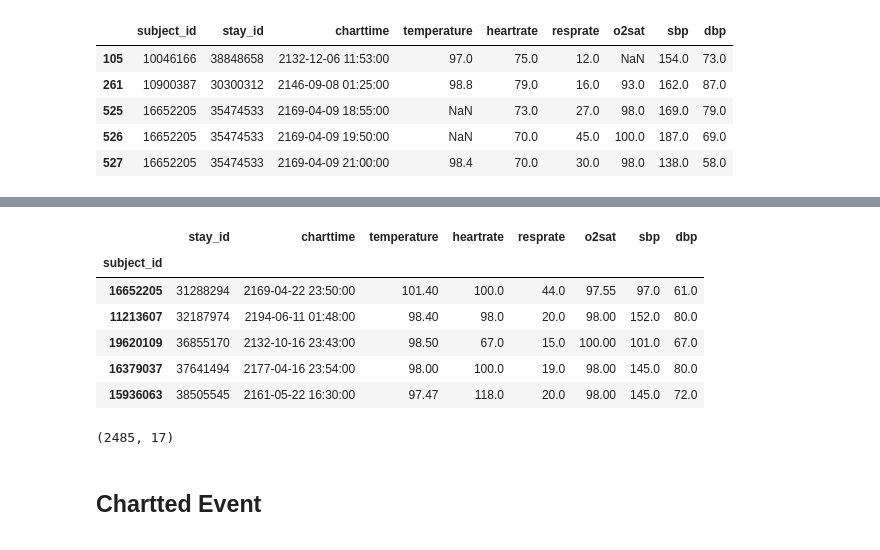
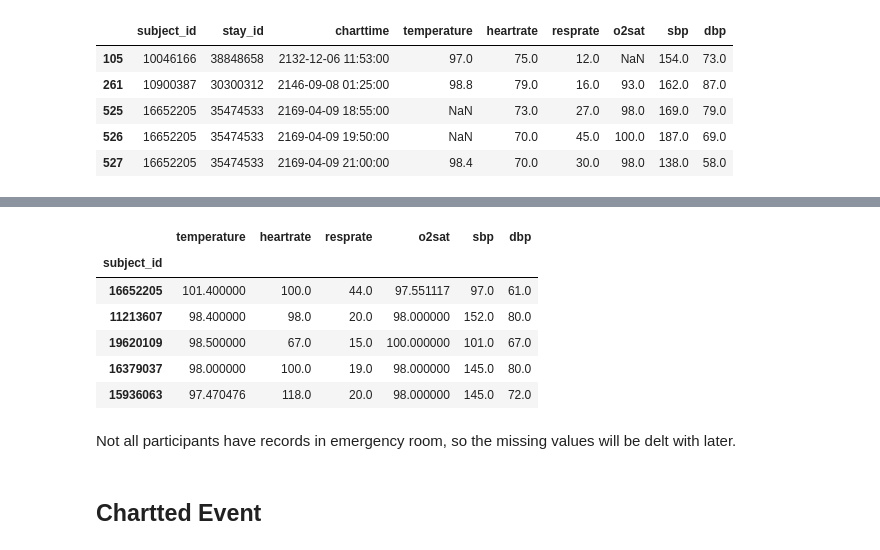
Before and after one commit to Wetiqe/MIMIC_I61, a Jupyter notebook: I61.ipynb, the cells around one changed output, grey strips where cells are left out. Cells and saved outputs as stored; diff of their text form; code cells hidden in the pictures.

Commit message:
Label encoding and combine different tables.

```diff
--- a/I61.ipynb
+++ b/I61.ipynb
@@ -219,7 +241,7 @@ vital_raw.head(3)
 # %%
 # Drop rhythm, pain which have a lot of missing data
-vital_id = get_data(cohort_ind, vital_raw, 'subject_id' ).iloc[:,:-2]
-vital_id.head()
+vital_signs = vital_raw[vital_raw['subject_id'].isin(cohort_ind)].iloc[:,:-2]
+vital_signs.head()
 # %% [output]
 |  | subject_id | stay_id | charttime | temperature | heartrate | resprate | o2sat | sbp | dbp |
 | 105 | 10046166 | 38848658 | 2132-12-06 11:53:00 | 97.0 | 75.0 | 12.0 | NaN | 154.0 | 73.0 |
@@ -247,19 +252,17 @@ vital_id
 # %%
-vital_id =vital_id.drop_duplicates('subject_id', keep='last').set_index('subject_id')
+vital_signs = vital_signs.drop_duplicates('subject_id', keep='last').set_index('subject_id')
+vital_signs = vital_signs.drop(['stay_id','charttime'],axis=1)
 # %%
-vital_id.head()
+vital_signs.head()
 # %% [output]
-|  | stay_id | charttime | temperature | heartrate | resprate | o2sat | sbp | dbp |
-| subject_id |  |  |  |  |  |  |  |  |
-| 16652205 | 31288294 | 2169-04-22 23:50:00 | 101.40 | 100.0 | 44.0 | 97.55 | 97.0 | 61.0 |
-| 11213607 | 32187974 | 2194-06-11 01:48:00 | 98.40 | 98.0 | 20.0 | 98.00 | 152.0 | 80.0 |
-| 19620109 | 36855170 | 2132-10-16 23:43:00 | 98.50 | 67.0 | 15.0 | 100.00 | 101.0 | 67.0 |
-| 16379037 | 37641494 | 2177-04-16 23:54:00 | 98.00 | 100.0 | 19.0 | 98.00 | 145.0 | 80.0 |
-| 15936063 | 38505545 | 2161-05-22 16:30:00 | 97.47 | 118.0 | 20.0 | 98.00 | 145.0 | 72.0 |
+|  | temperature | heartrate | resprate | o2sat | sbp | dbp |
+| subject_id |  |  |  |  |  |  |
+| 16652205 | 101.400000 | 100.0 | 44.0 | 97.551117 | 97.0 | 61.0 |
+| 11213607 | 98.400000 | 98.0 | 20.0 | 98.000000 | 152.0 | 80.0 |
+| 19620109 | 98.500000 | 67.0 | 15.0 | 100.000000 | 101.0 | 67.0 |
+| 16379037 | 98.000000 | 100.0 | 19.0 | 98.000000 | 145.0 | 80.0 |
+| 15936063 | 97.470476 | 118.0 | 20.0 | 98.000000 | 145.0 | 72.0 |
-# %%
-final = cohort.join(vital_id)
-final.shape
-# %% [output]
-(2485, 17)
+# %% [markdown]
+Not all participants have records in emergency room, so the missing values will be delt with later.
 # %% [markdown]
 ## Chartted Event
```
Also changed, not shown: parts of 62 cells of this notebook, 1 other file.
